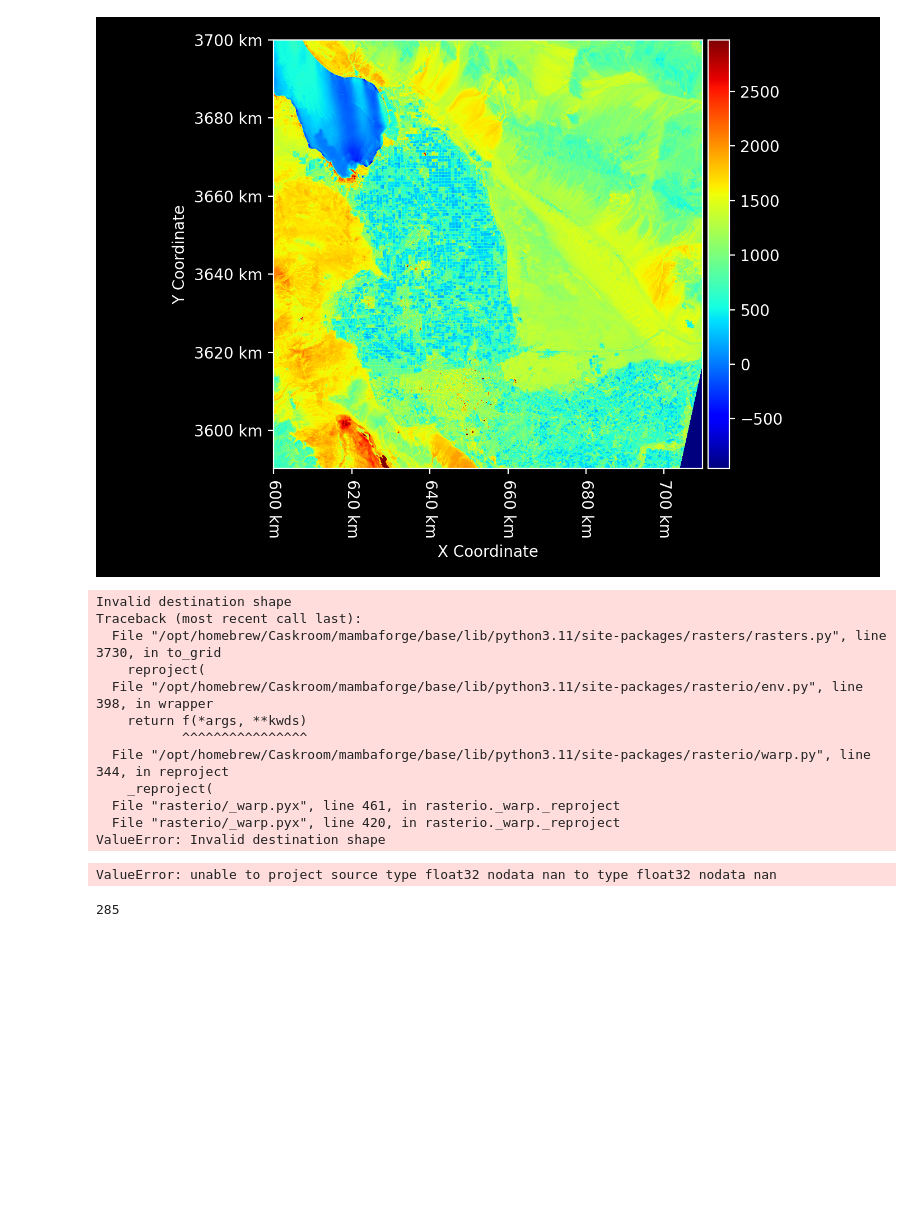
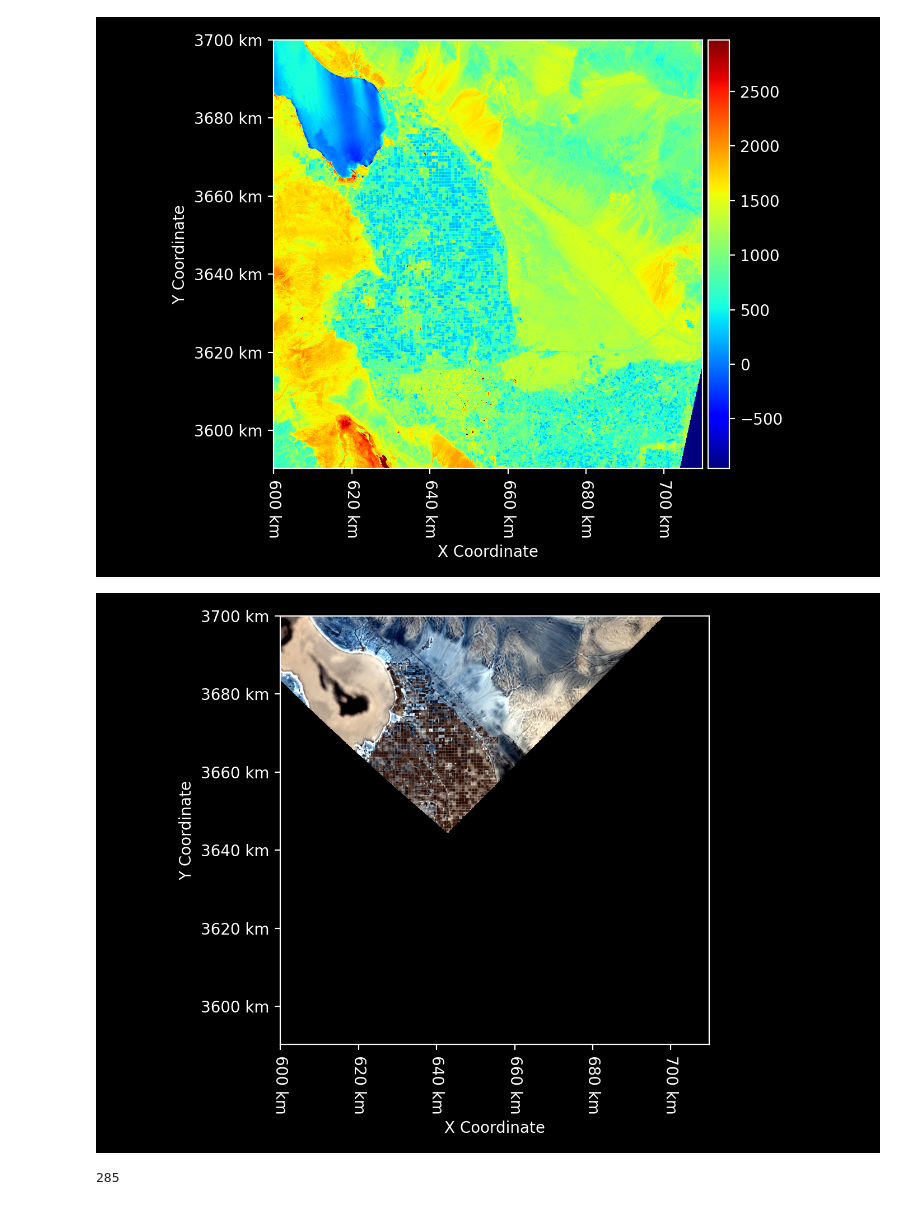
Before and after one commit to gregory-halverson/emit_tools, a Jupyter notebook: Loading EMIT L2A Orthorectified Cube Data Layer as Raster.ipynb, the cells around one changed output. Saved outputs shown, nothing was run; the diff lists cells and outputs as text; code cells hidden in the pictures; blank space fills up the shorter version.

Commit message:
able to reproject EMIT onto Sentinel tile

```diff
--- a/Loading EMIT L2A Orthorectified Cube Data Layer as Raster.ipynb
+++ b/Loading EMIT L2A Orthorectified Cube Data Layer as Raster.ipynb
@@ -18,19 +18,8 @@ sentinel
 # %% [output]
 [figure]
 # %%
-reflectance.to_geometry(sentinel.geometry)
+reprojected_reflectance = reflectance.to_geometry(sentinel.geometry)
+reprojected_reflectance
 # %% [output]
-Invalid destination shape
-Traceback (most recent call last):
-  File "/opt/homebrew/Caskroom/mambaforge/base/lib/python3.11/site-packages/rasters/rasters.py", line 3730, in to_grid
-    reproject(
-  File "/opt/homebrew/Caskroom/mambaforge/base/lib/python3.11/site-packages/rasterio/env.py", line 398, in wrapper
-    return f(*args, **kwds)
-           ^^^^^^^^^^^^^^^^
-  File "/opt/homebrew/Caskroom/mambaforge/base/lib/python3.11/site-packages/rasterio/warp.py", line 344, in reproject
-    _reproject(
-  File "rasterio/_warp.pyx", line 461, in rasterio._warp._reproject
-  File "rasterio/_warp.pyx", line 420, in rasterio._warp._reproject
-ValueError: Invalid destination shape
-ValueError: unable to project source type float32 nodata nan to type float32 nodata nan
+[figure, added]
 # %%
```
Also changed, not shown: parts of 1 cell of this notebook.
